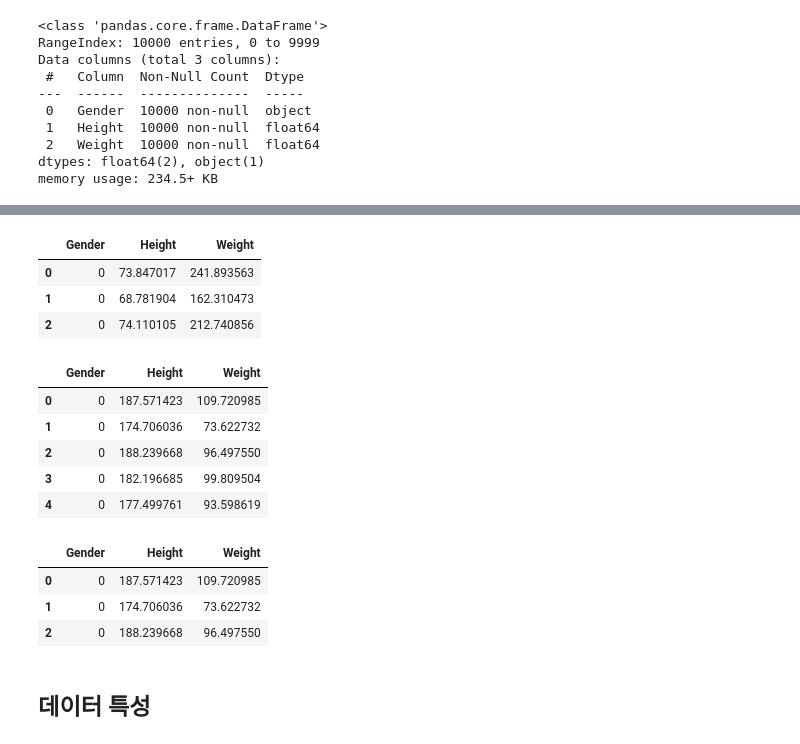
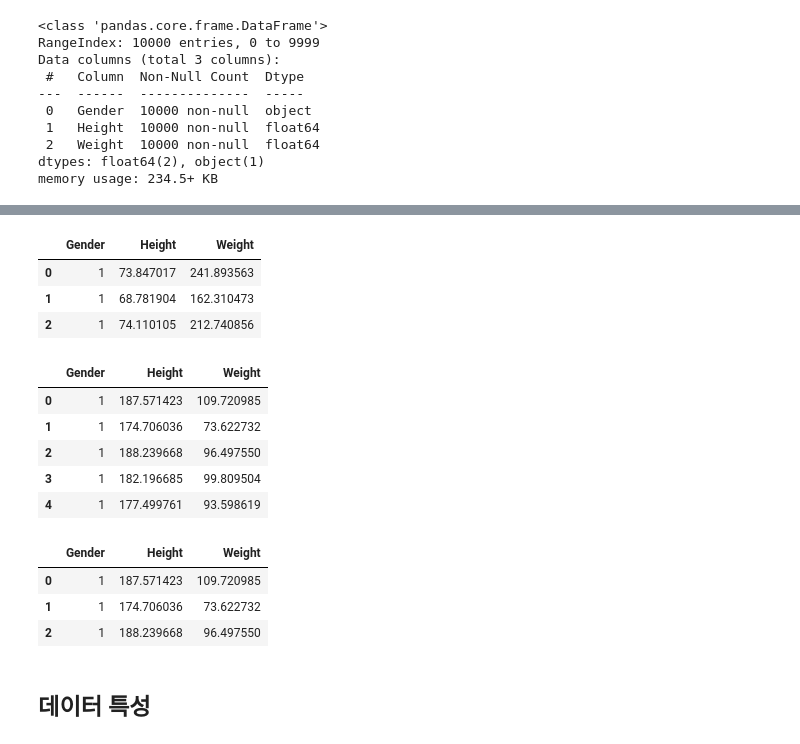
Before and after one commit to kyoungtaepark/he0722, a Jupyter notebook: f_11_MachineLearning.ipynb, the cells around one changed output, grey strips where cells are left out. Cells and saved outputs as stored; diff of their text form; code cells hidden in the pictures.

```diff
--- a/f_11_MachineLearning.ipynb
+++ b/f_11_MachineLearning.ipynb
@@ -92,13 +92,13 @@ Male      5000
 Name: Gender, dtype: int64
 # %%
 # 성별 인코딩 (남:0, 여:1)
-data.Gender = data.Gender.map({'Male':0, 'Female':1})
+data.Gender = data.Gender.map({'Male':1, 'Female':0})
 data[:3]
 # %% [output]
 |  | Gender | Height | Weight |
-| 0 | 0 | 73.847017 | 241.893563 |
-| 1 | 0 | 68.781904 | 162.310473 |
-| 2 | 0 | 74.110105 | 212.740856 |
+| 0 | 1 | 73.847017 | 241.893563 |
+| 1 | 1 | 68.781904 | 162.310473 |
+| 2 | 1 | 74.110105 | 212.740856 |
 # %%
 # 단위 변환 (인치, 파운드 --> cm, kg)
 data.Height = data.Height*2.54 # cm
@@ -106,20 +106,20 @@ data.Weight = data.Weight*0.453592 # kg
 data[:5]
 # %% [output]
 |  | Gender | Height | Weight |
-| 0 | 0 | 187.571423 | 109.720985 |
-| 1 | 0 | 174.706036 | 73.622732 |
-| 2 | 0 | 188.239668 | 96.497550 |
-| 3 | 0 | 182.196685 | 99.809504 |
-| 4 | 0 | 177.499761 | 93.598619 |
+| 0 | 1 | 187.571423 | 109.720985 |
+| 1 | 1 | 174.706036 | 73.622732 |
+| 2 | 1 | 188.239668 | 96.497550 |
+| 3 | 1 | 182.196685 | 99.809504 |
+| 4 | 1 | 177.499761 | 93.598619 |
 # %%
 # 사본 사용 (원본 백업)
 df = data.copy()
 df[:3]
 # %% [output]
 |  | Gender | Height | Weight |
-| 0 | 0 | 187.571423 | 109.720985 |
-| 1 | 0 | 174.706036 | 73.622732 |
-| 2 | 0 | 188.239668 | 96.497550 |
+| 0 | 1 | 187.571423 | 109.720985 |
+| 1 | 1 | 174.706036 | 73.622732 |
+| 2 | 1 | 188.239668 | 96.497550 |
 # %% [markdown]
 ## 데이터 특성
 # %%
```
Also changed, not shown: parts of 13 cells of this notebook.
